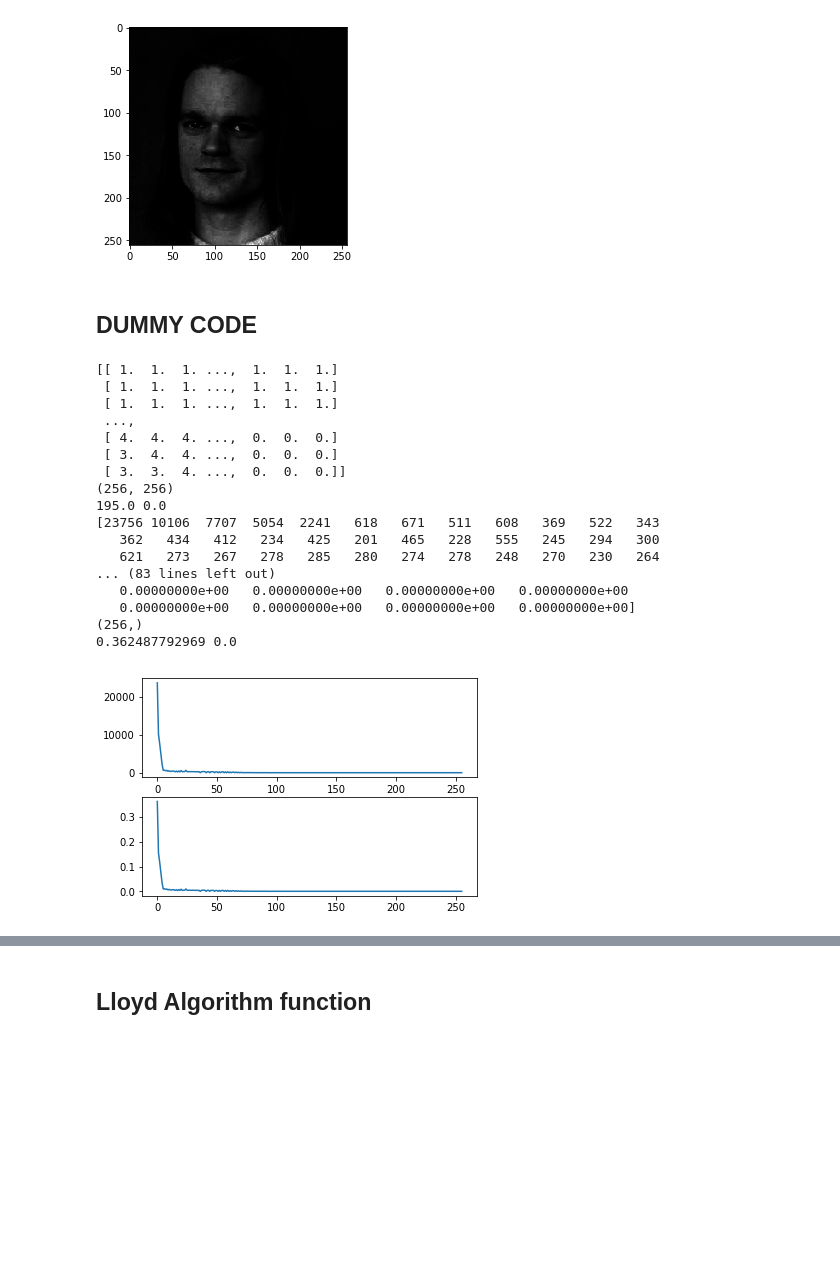
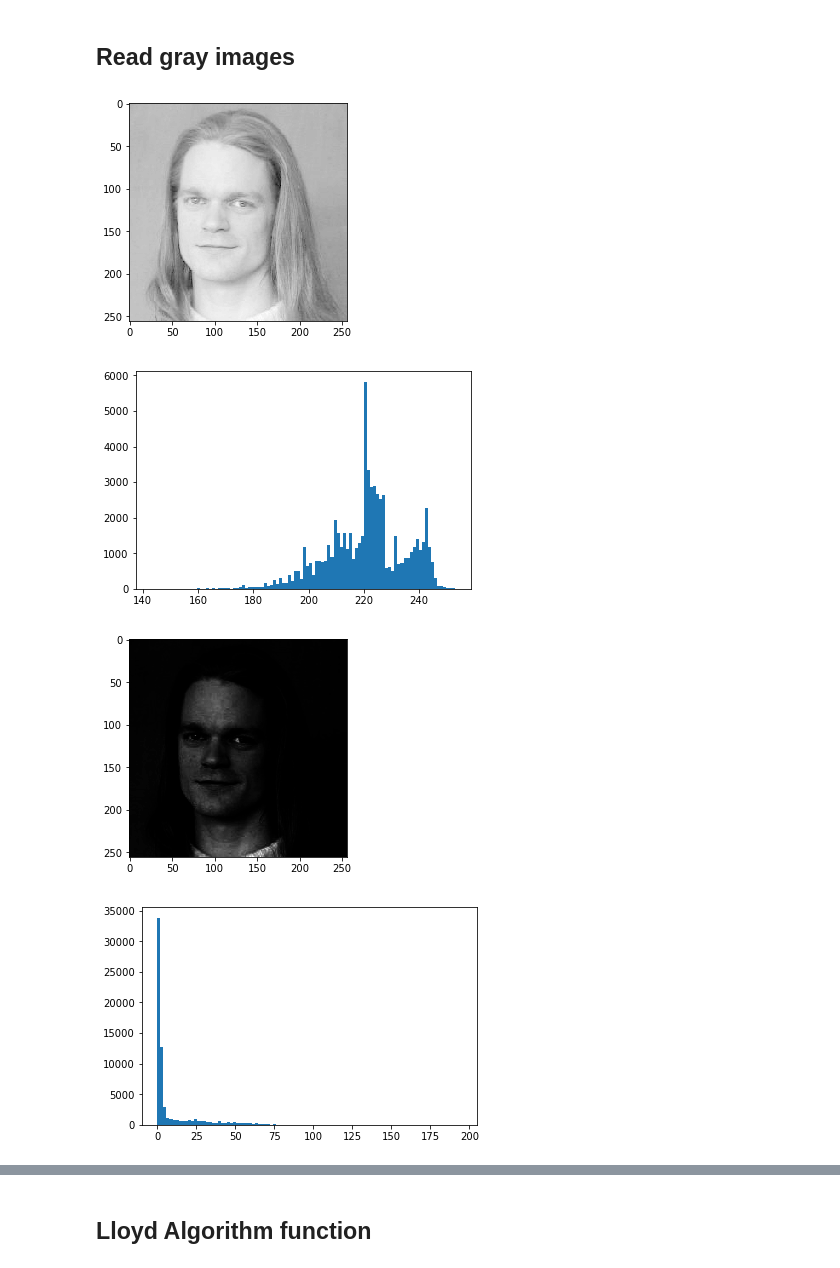
Before and after one commit to omartrinidad/image_processing, a Jupyter notebook: project_01/Task1.ipynb, the cells around one changed output, grey strips where cells are left out. Drawn from its saved outputs; the diff is of its cells as text; code cells hidden in the pictures; blank space fills up the shorter version.

```diff
--- a/project_01/Task1.ipynb
+++ b/project_01/Task1.ipynb
@@ -17,61 +15,21 @@ def writeImage(data,filename):
+# %% [markdown]
+## Read gray images
 # %%
-image = readImage('images/bauckhage-gamma-2.png')
-# result = LloydAlgorithm(image, levels=8)
+bauckhage_gamma_1 = readImage('images/bauckhage-gamma-1.png')
+bauckhage_gamma_2 = readImage('images/bauckhage-gamma-2.png')
 
-plt.imshow(image, cmap='gray')
-# plt.imshow(result,cmap='gray')
+plt.figure()
+plt.imshow(bauckhage_gamma_1, cmap='gray')
+plt.figure()
+plt.hist(bauckhage_gamma_1.ravel(), bins=100)
+
+plt.figure()
+plt.imshow(bauckhage_gamma_2, cmap='gray')
+plt.figure()
+plt.hist(bauckhage_gamma_2.ravel(), bins=100)
 plt.show()
 # %% [output]
-[figure, old version]
+[figure, new version]
+[figure, added]
+[figure, added]
+[figure, added]
-# %% [markdown]
-## DUMMY CODE
-# %%
-imgData = image
-levels = 2
-
-totalIterations = 100
-threshold = 0.01
-
-#first calculate the intensity histogram
-print (imgData)
-print (imgData.shape)
-print (np.max(imgData), np.min(imgData))
-
-histogram = np.histogram(imgData, bins=np.arange(257))[0]
-
-print (histogram)
-print (histogram.shape)
-print (max(histogram), min(histogram))
-
-probs = histogram/histogram.sum()
-print (probs)
-print (probs.shape)
-print (max(probs), min(probs))
-# %% [output]
-[[ 1.  1.  1. ...,  1.  1.  1.]
- [ 1.  1.  1. ...,  1.  1.  1.]
- [ 1.  1.  1. ...,  1.  1.  1.]
- ...,
- [ 4.  4.  4. ...,  0.  0.  0.]
- [ 3.  4.  4. ...,  0.  0.  0.]
- [ 3.  3.  4. ...,  0.  0.  0.]]
-(256, 256)
-195.0 0.0
-[23756 10106  7707  5054  2241   618   671   511   608   369   522   343
-   362   434   412   234   425   201   465   228   555   245   294   300
-   621   273   267   278   285   280   274   278   248   270   230   264
-... (83 lines left out)
-   0.00000000e+00   0.00000000e+00   0.00000000e+00   0.00000000e+00
-   0.00000000e+00   0.00000000e+00   0.00000000e+00   0.00000000e+00]
-(256,)
-0.362487792969 0.0
-# %%
-plt.figure(1)
-plt.subplot(211)
-plt.plot(histogram)
-plt.subplot(212)
-plt.plot(probs)
-
-plt.show()
-# %% [output]
-[figure, removed]
```
Also changed, not shown: parts of 35 cells of this notebook.
